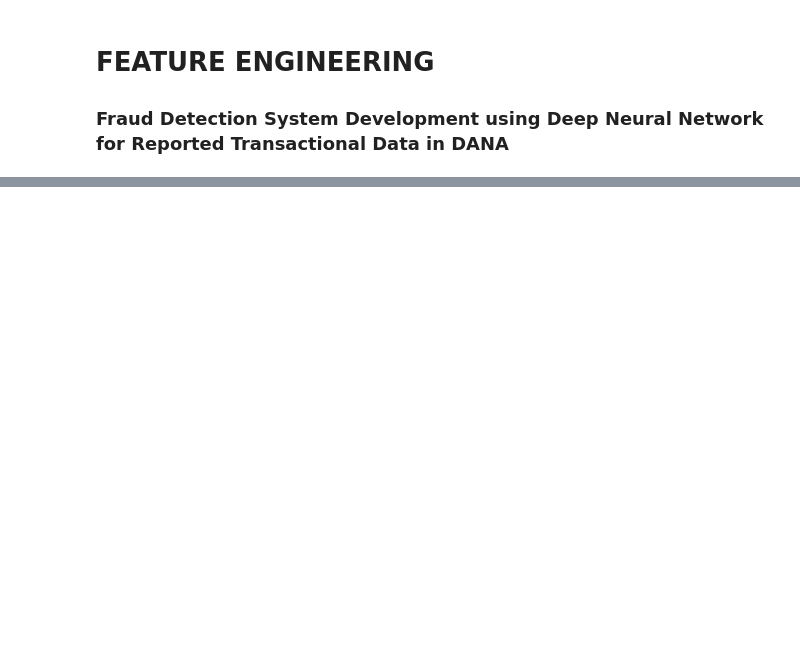
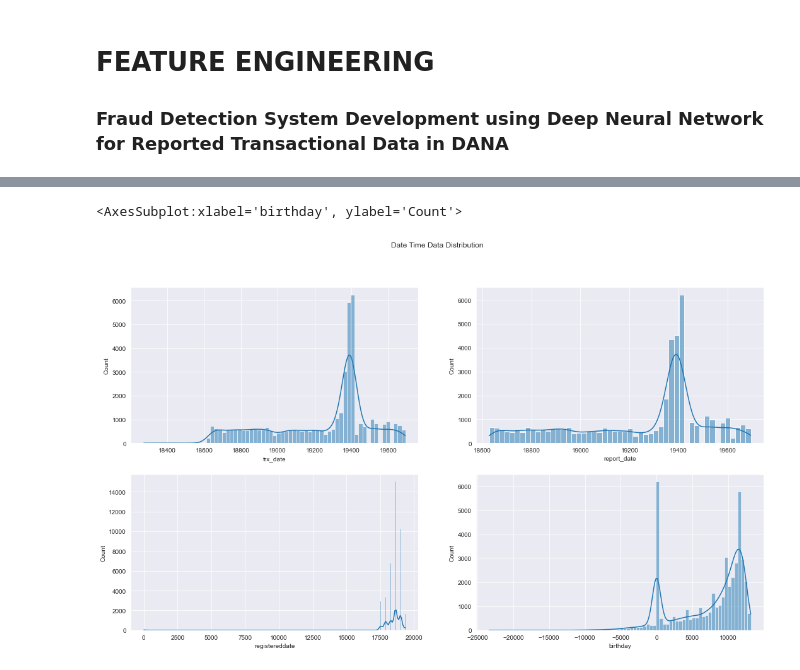
Before and after one commit to C23-FD-1/ml, a Jupyter notebook: Feature_coba.ipynb, the cells around one changed output, grey strips where cells are left out. Drawn from its saved outputs; the diff is of its cells as text; code cells hidden in the pictures; blank space fills up the shorter version.

Commit message:
Added distribution histogram

```diff
--- a/Feature_coba.ipynb
+++ b/Feature_coba.ipynb
@@ -56,0 +38,12 @@ memory usage: 18.6+ MB
+# %%
+fig, axes = plt.subplots(2, 2, figsize=(18, 10))
+
+fig.suptitle('Date Time Data Distribution')
+
+sns.histplot(ax=axes[0, 0], data=df['trx_date'], kde=True)
+sns.histplot(ax=axes[0, 1], data=df['report_date'], kde=True)
+sns.histplot(ax=axes[1, 0], data=df['registereddate'], kde=True)
+sns.histplot(ax=axes[1, 1], data=df['birthday'], kde=True)
+# %% [output]
+<AxesSubplot:xlabel='birthday', ylabel='Count'>
+[figure, added]
```
Also changed, not shown: parts of 6 cells of this notebook.
